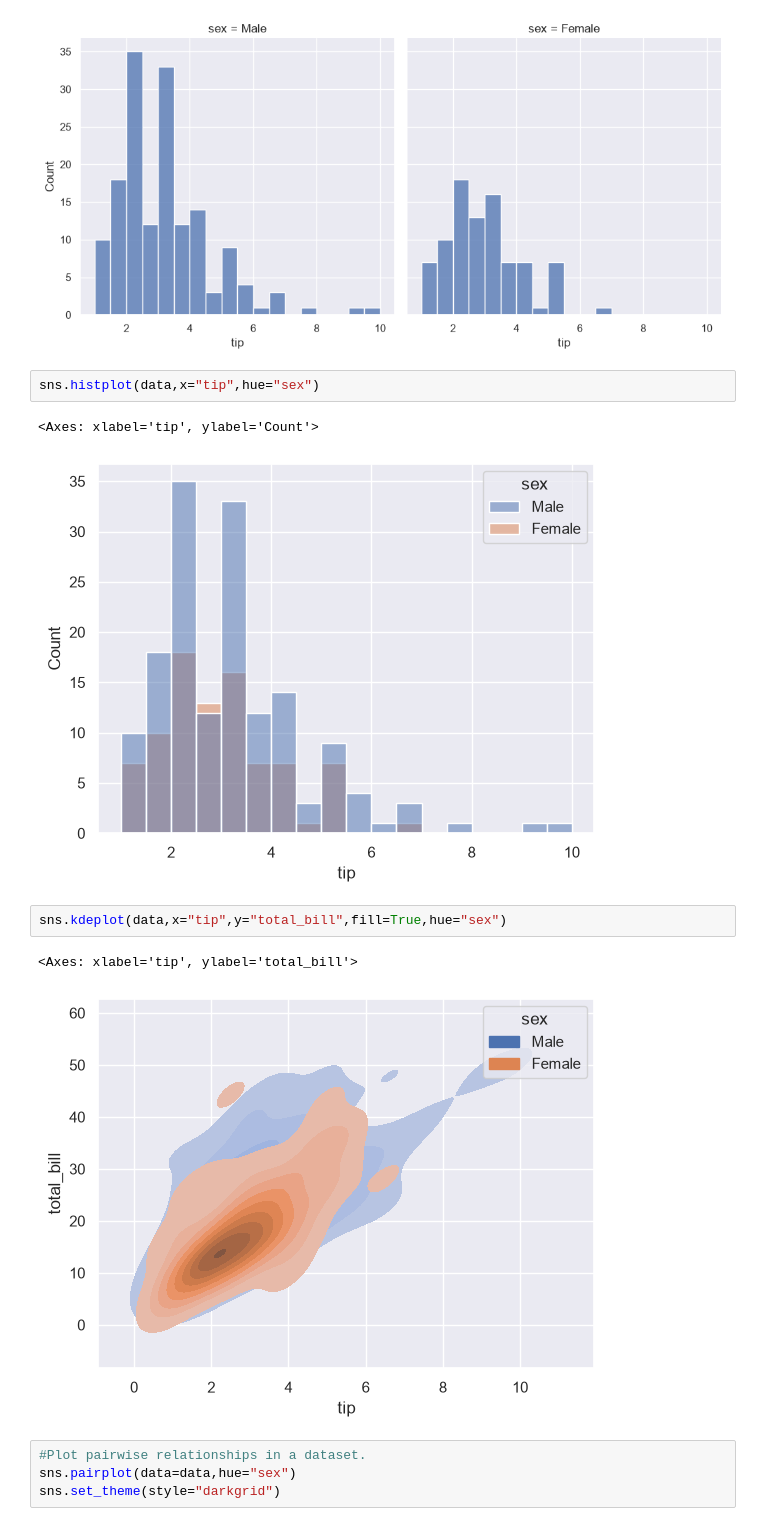
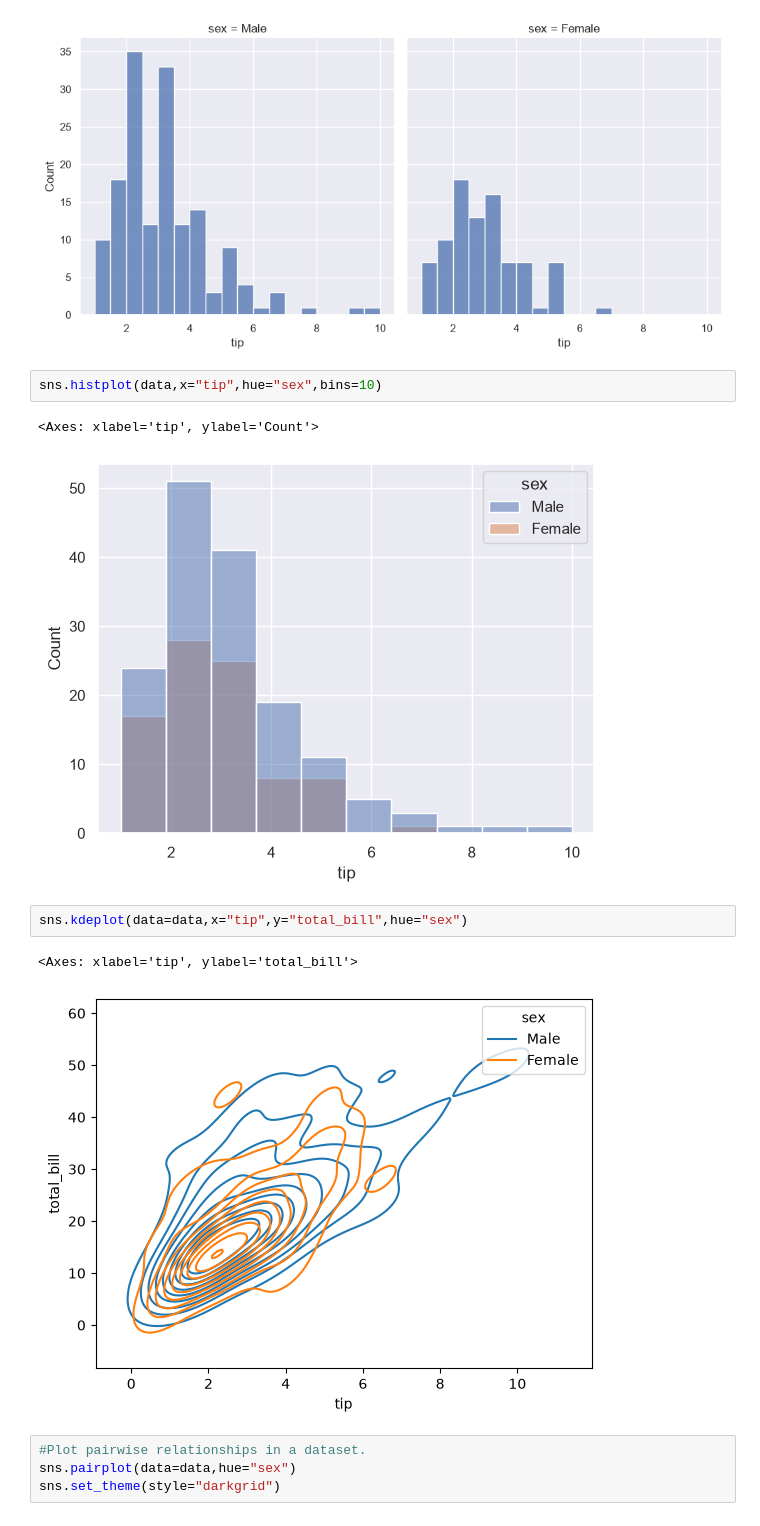
Before and after one commit to Aryanbhayji/Seaborn-library, a Jupyter notebook: main.ipynb, the cells around one changed output. Cells and saved outputs as stored; diff of their text form.

```diff
--- a/main.ipynb
+++ b/main.ipynb
@@ -89,15 +89,15 @@ sns.displot(data,x="tip",col="sex",kind="hist")
 <seaborn.axisgrid.FacetGrid at 0x...>
 [figure]
 # %%
-sns.histplot(data,x="tip",hue="sex")
+sns.histplot(data,x="tip",hue="sex",bins=10)
 # %% [output]
 <Axes: xlabel='tip', ylabel='Count'>
-[figure, old version]
+[figure, new version]
 # %%
-sns.kdeplot(data,x="tip",y="total_bill",fill=True,hue="sex")
+sns.kdeplot(data=data,x="tip",y="total_bill",hue="sex")
 # %% [output]
 <Axes: xlabel='tip', ylabel='total_bill'>
-[figure, old version]
+[figure, new version]
 # %%
 #Plot pairwise relationships in a dataset.
 sns.pairplot(data=data,hue="sex")
```
Also changed, not shown: parts of 2 cells of this notebook.
